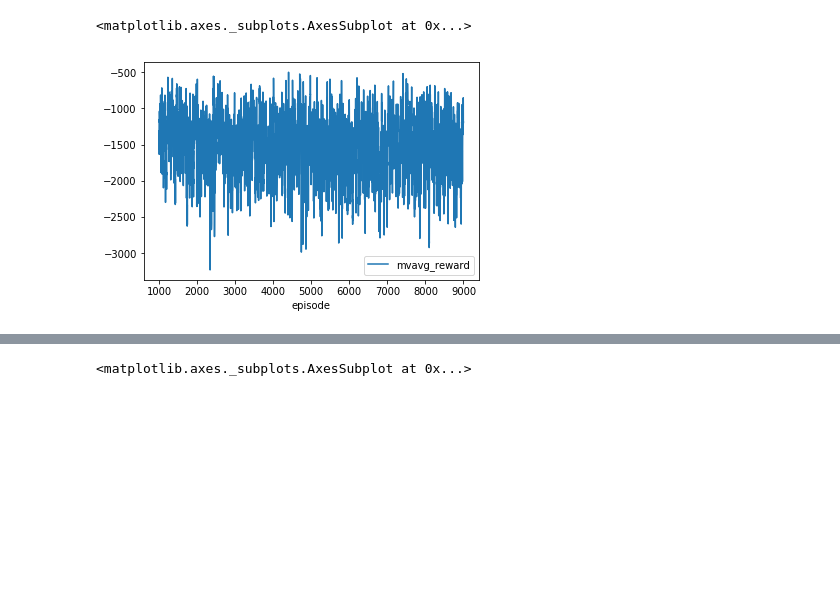
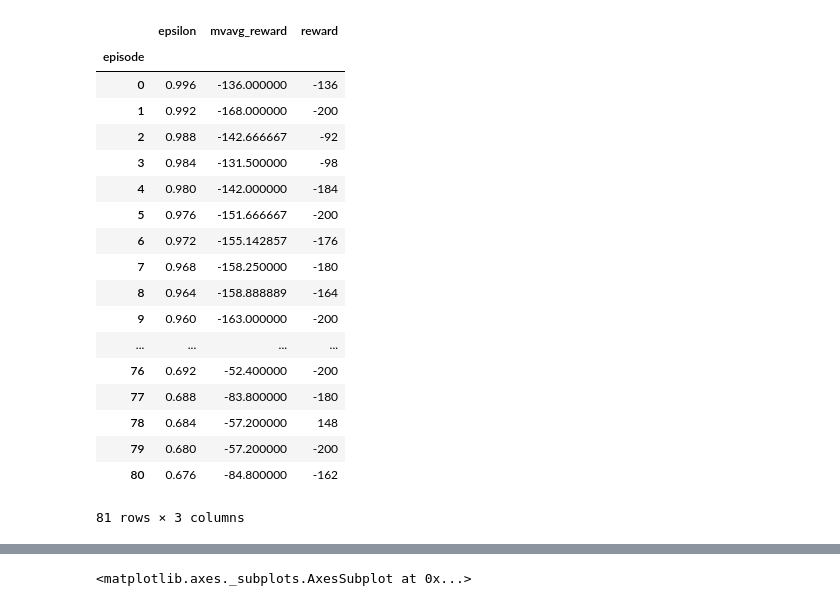
Before and after one commit to jimimvp/torch_rl, a Jupyter notebook: examples/data_analysis.ipynb, the cells around one changed output, grey strips where cells are left out. Saved outputs shown, nothing was run; the diff lists cells and outputs as text; code cells hidden in the pictures; blank space fills up the shorter version.

```diff
--- a/examples/data_analysis.ipynb
+++ b/examples/data_analysis.ipynb
@@ -8,5 +8,22 @@ df_spiking = RLTrainingStats.load('/disk/users/vlasteli/no_backup/Projects/torch
-# %%
-df_spiking[1000:9000].plot(y='mvavg_reward')
-# %% [output]
-<matplotlib.axes._subplots.AxesSubplot at 0x...>
-[figure, removed]
+# %%
+df
+# %% [output]
+|  | epsilon | mvavg_reward | reward |
+| episode |  |  |  |
+| 0 | 0.996 | -136.000000 | -136 |
+| 1 | 0.992 | -168.000000 | -200 |
+| 2 | 0.988 | -142.666667 | -92 |
+| 3 | 0.984 | -131.500000 | -98 |
+| 4 | 0.980 | -142.000000 | -184 |
+| 5 | 0.976 | -151.666667 | -200 |
+| 6 | 0.972 | -155.142857 | -176 |
+| 7 | 0.968 | -158.250000 | -180 |
+| 8 | 0.964 | -158.888889 | -164 |
+| 9 | 0.960 | -163.000000 | -200 |
+| ... | ... | ... | ... |
+| 76 | 0.692 | -52.400000 | -200 |
+| 77 | 0.688 | -83.800000 | -180 |
+| 78 | 0.684 | -57.200000 | 148 |
+| 79 | 0.680 | -57.200000 | -200 |
+| 80 | 0.676 | -84.800000 | -162 |
+81 rows × 3 columns
```
Also changed, not shown: parts of 3 cells of this notebook.
